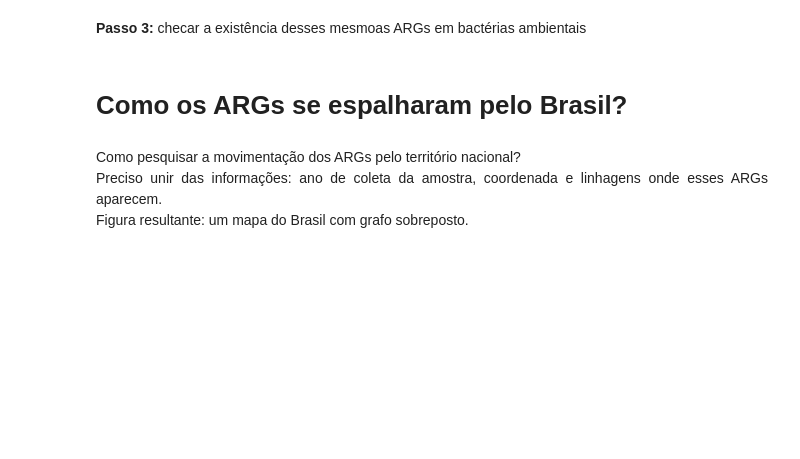
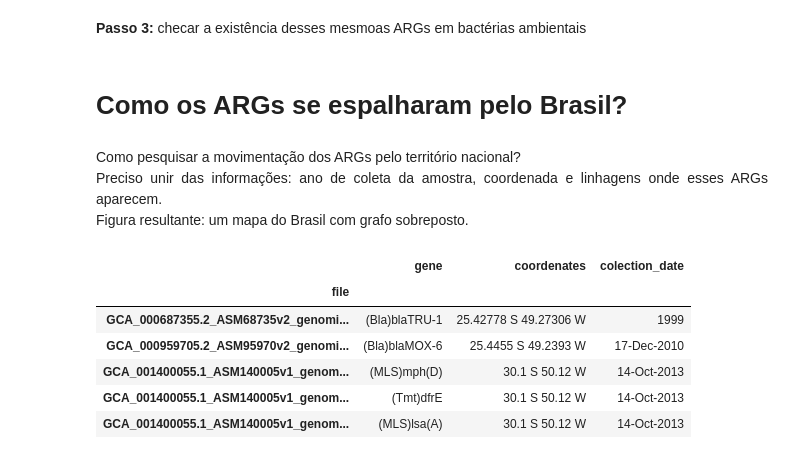
Before and after one commit to tiagocabralborelli/ARG-Sentinel, a Jupyter notebook: codebrazil.ipynb, the cells around one changed output. Drawn from its saved outputs; the diff is of its cells as text; code cells hidden in the pictures; blank space fills up the shorter version.

```diff
--- a/codebrazil.ipynb
+++ b/codebrazil.ipynb
@@ -107,6 +143,15 @@ eskape = ['Enterococcus faecium',
 </p>
 # %%
 args_spread = argannot[['gene','coordenates','colection_date']].query("coordenates != 'Na'").query("colection_date != 'Na' ")
+args_spread.head()
+# %% [output]
+|  | gene | coordenates | colection_date |
+| file |  |  |  |
+| GCA_000687355.2_ASM68735v2_genomi... | (Bla)blaTRU-1 | 25.42778 S 49.27306 W | 1999 |
+| GCA_000959705.2_ASM95970v2_genomi... | (Bla)blaMOX-6 | 25.4455 S 49.2393 W | 17-Dec-2010 |
+| GCA_001400055.1_ASM140005v1_genom... | (MLS)mph(D) | 30.1 S 50.12 W | 14-Oct-2013 |
+| GCA_001400055.1_ASM140005v1_genom... | (Tmt)dfrE | 30.1 S 50.12 W | 14-Oct-2013 |
+| GCA_001400055.1_ASM140005v1_genom... | (MLS)lsa(A) | 30.1 S 50.12 W | 14-Oct-2013 |
 # %%
 args_spread = argannot[['gene','coordenates','colection_date']].query("coordenates != 'Na'").query("colection_date != 'Na' ")
 args_spread.colection_date  = args_spread.colection_date.apply(lambda x: customfunc.SwitchMonths(x))
```
Also changed, not shown: parts of 9 cells of this notebook, 2 other files.
